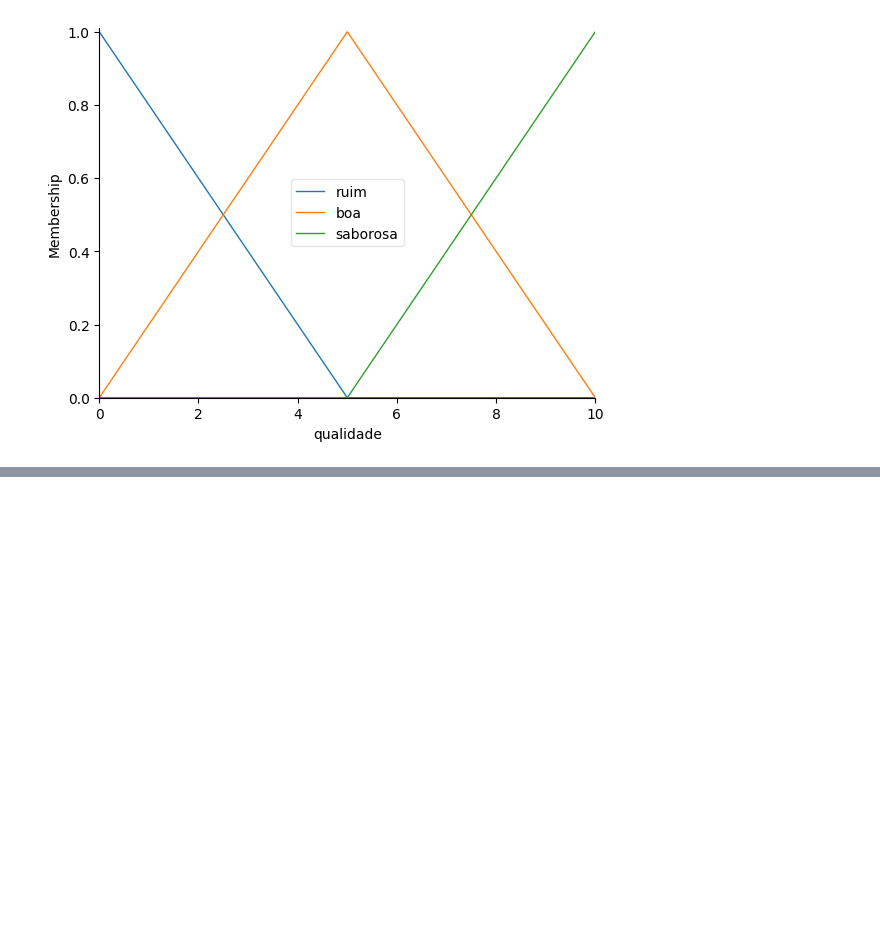
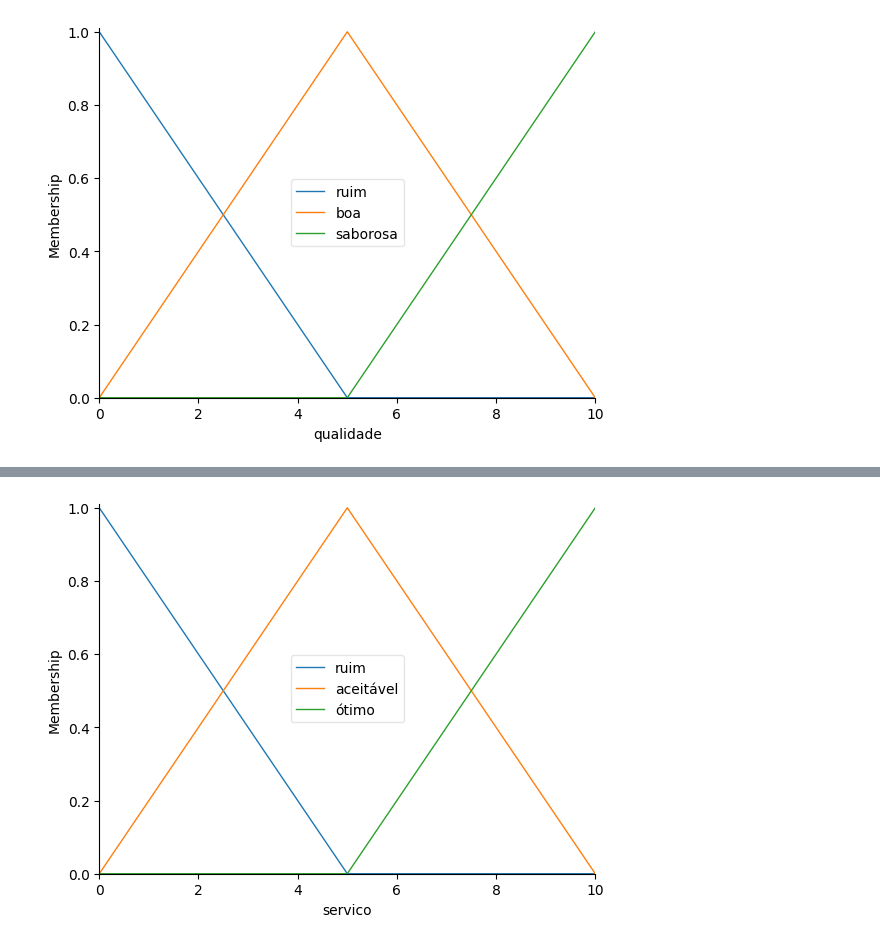
Before and after one commit to DouglasSilva2/Logica_de_Fuzzy_python, a Jupyter notebook: Logica_de_Fuzzy_Python.ipynb, the cells around one changed output, grey strips where cells are left out. Saved outputs shown, nothing was run; the diff lists cells and outputs as text; code cells hidden in the pictures; blank space fills up the shorter version.

```diff
--- a/Logica_de_Fuzzy_Python.ipynb
+++ b/Logica_de_Fuzzy_Python.ipynb
@@ -83,0 +96,4 @@ qualidade.view()
+# %%
+servico.view()
+# %% [output]
+[figure, added]
```
Also changed, not shown: parts of 4 cells of this notebook.
